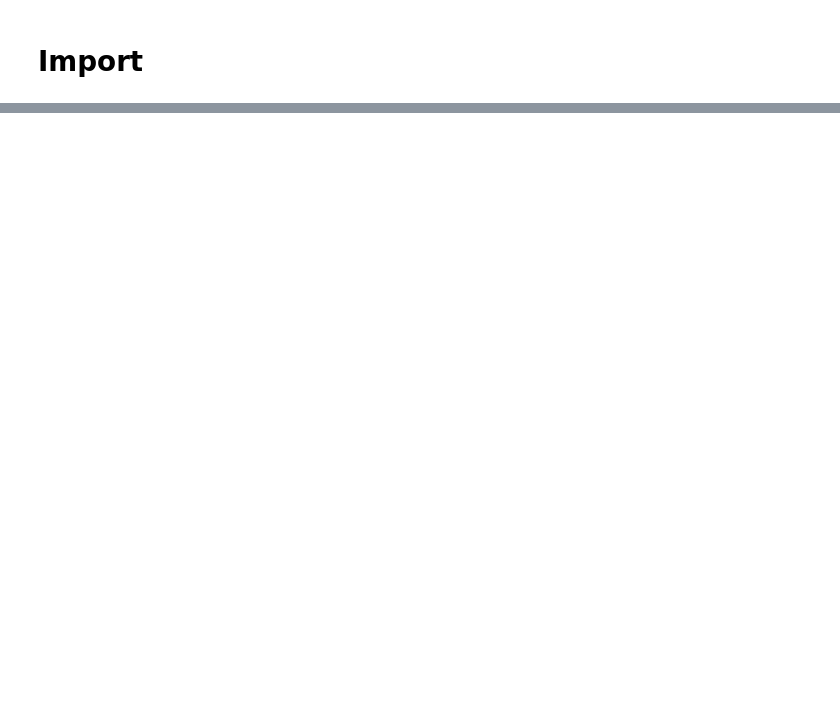
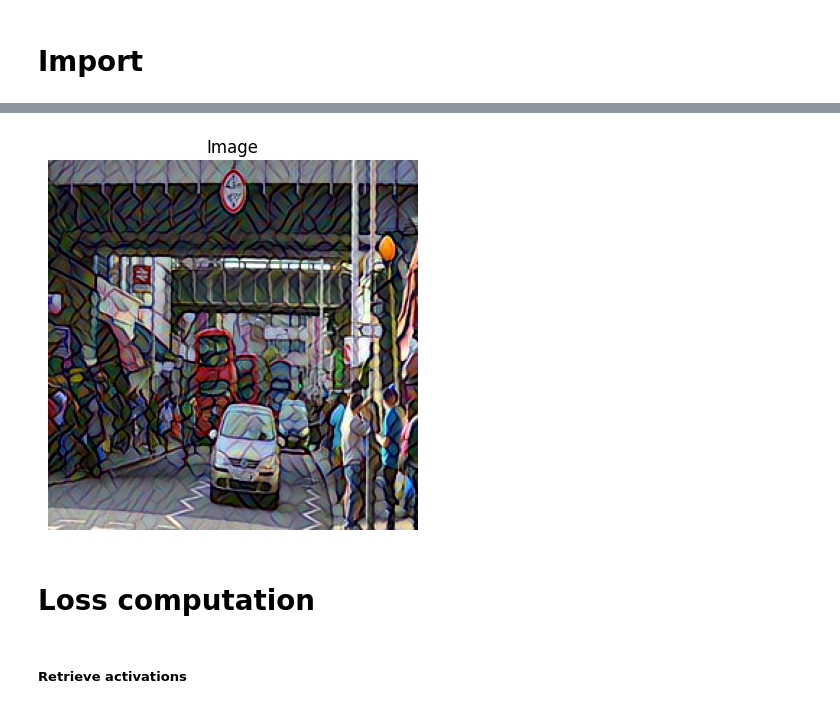
Before and after one commit to thpnt/vision-style-transfer, a Jupyter notebook: notebooks/test.ipynb, the cells around one changed output, grey strips where cells are left out. Saved outputs shown, nothing was run; the diff lists cells and outputs as text; code cells hidden in the pictures; blank space fills up the shorter version.

```diff
--- a/notebooks/test.ipynb
+++ b/notebooks/test.ipynb
@@ -32,3 +17,7 @@ weights = hyperparams['weights']
 # %%
+target_size = (256, 256)
+data_path = project_root + '/data/'
+style_image = load_image(data_path + '/style/mosaic.jpg', target_size=(256, 256))
 content_1 = load_image(data_path + 'coco2017/raw_images/001738.jpg', target_size=target_size)
 content_2 = load_image(data_path + 'coco2017/raw_images/003829.jpg', target_size=target_size)
+images = tf.concat([content_1, content_2], axis=0)
@@ -48,0 +30,3 @@ dataset
+# %%
+from models.style_transfer import transform, get_activations
+output = transform(images, style_image)
@@ -48,0 +35,4 @@ dataset
+# %%
+display_image(output[1:])
+# %% [output]
+[figure, added]
@@ -48,0 +42,4 @@ dataset
+# %% [markdown]
+# Loss computation
+# %% [markdown]
+##### Retrieve activations
```
Also changed, not shown: parts of 42 cells of this notebook, 12 other files.
